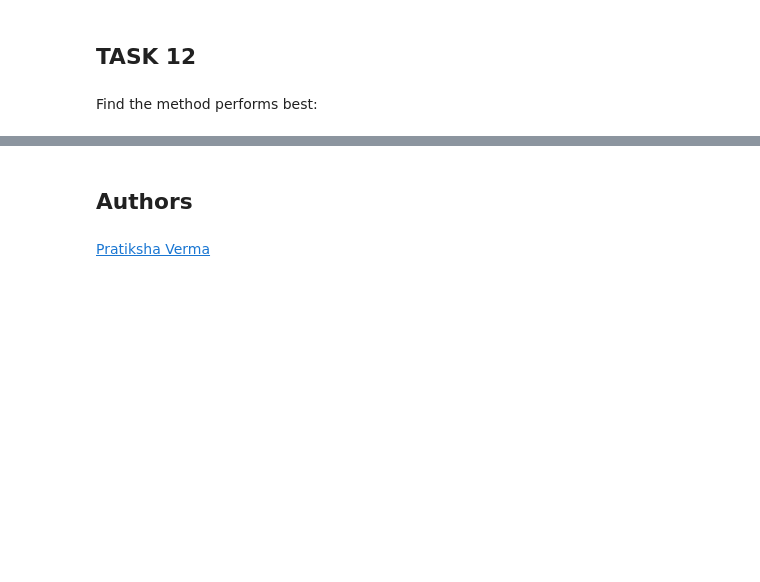
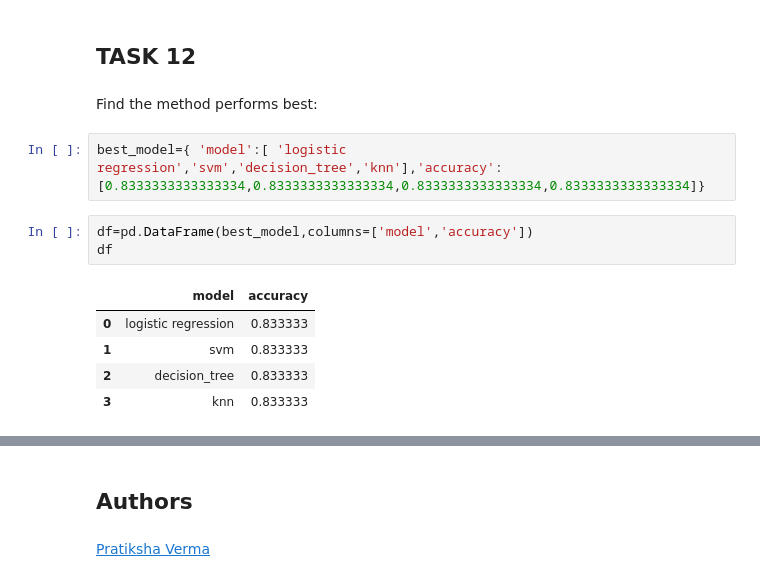
Before and after one commit to NanaSimons/IBM-Data-ScienceWork, a Jupyter notebook: SpaceX_Machine Learning Prediction_Part_5.ipynb, the cells around one changed output, grey strips where cells are left out. Drawn from its saved outputs; the diff is of its cells as text; blank space fills up the shorter version.

```diff
--- a/SpaceX_Machine Learning Prediction_Part_5.ipynb
+++ b/SpaceX_Machine Learning Prediction_Part_5.ipynb
@@ -348,3 +348,14 @@ plot_confusion_matrix(Y_test,yhat)
 ## TASK  12
 # %% [markdown]
 Find the method performs best:
+# %%
+best_model={ 'model':[ 'logistic regression','svm','decision_tree','knn'],'accuracy':[0.8333333333333334,0.8333333333333334,0.8333333333333334,0.8333333333333334]}
+# %%
+df=pd.DataFrame(best_model,columns=['model','accuracy'])
+df
+# %% [output]
+|  | model | accuracy |
+| 0 | logistic regression | 0.833333 |
+| 1 | svm | 0.833333 |
+| 2 | decision_tree | 0.833333 |
+| 3 | knn | 0.833333 |
```
Also changed, not shown: parts of 3 cells of this notebook.
